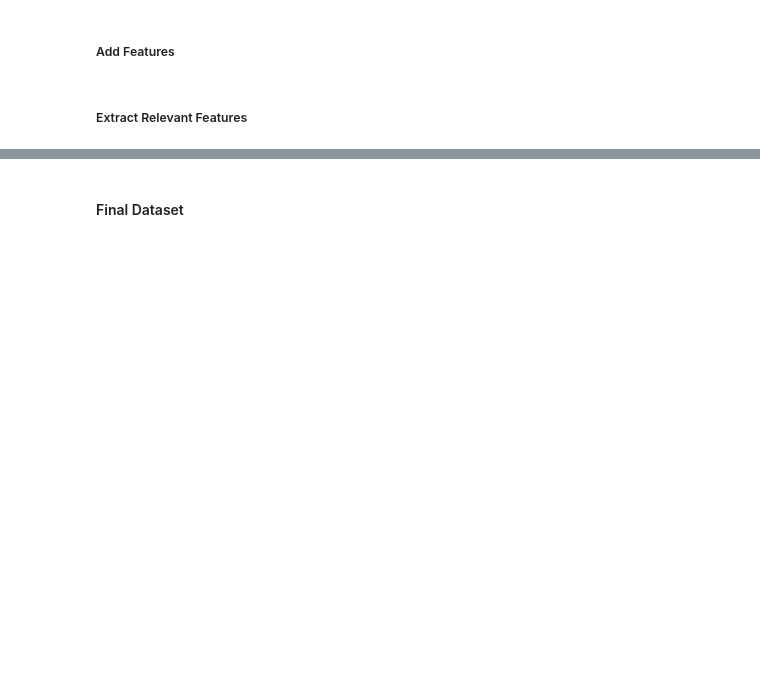
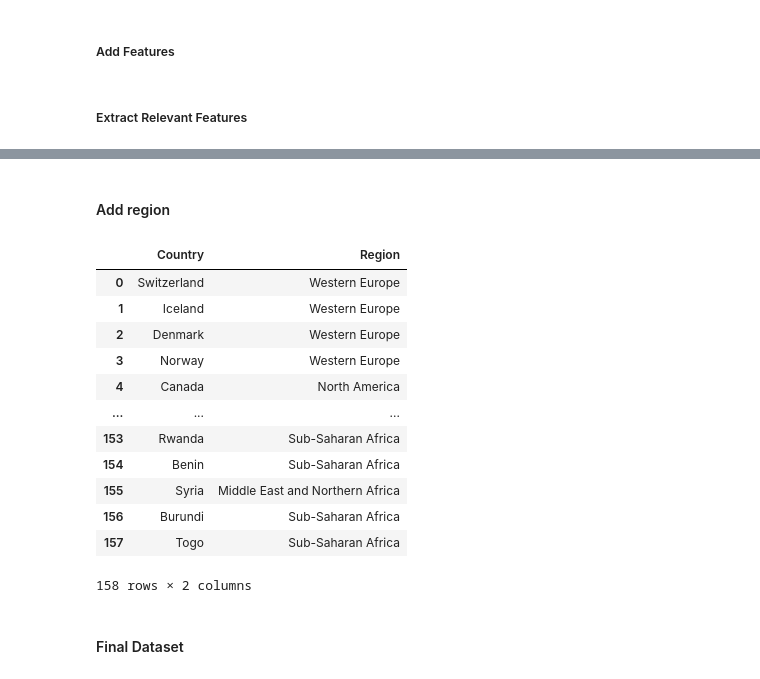
Before and after one commit to gabis96/ML-models-comparison, a Jupyter notebook: notebooks/1.data_wrangling.ipynb, the cells around one changed output, grey strips where cells are left out. Cells and saved outputs as stored; diff of their text form; code cells hidden in the pictures; blank space fills up the shorter version.

```diff
--- a/notebooks/1.data_wrangling.ipynb
+++ b/notebooks/1.data_wrangling.ipynb
@@ -185,6 +185,25 @@ df_2019f = df_2019r[common_features + ['Social support']]
 df_2020f = df_2020r[common_features + ['Social support', 'Dystopia Residual']]
 df_2021f = df_2021r[common_features + ['Social support', 'Dystopia Residual']]
 df_2022f = df_2022r[common_features + ['Social support', 'Dystopia Residual']]
+# %% [markdown]
+#### Add region
+# %%
+regions_df = df_2015[['Country', 'Region']]
+regions_df
+# %% [output]
+|  | Country | Region |
+| 0 | Switzerland | Western Europe |
+| 1 | Iceland | Western Europe |
+| 2 | Denmark | Western Europe |
+| 3 | Norway | Western Europe |
+| 4 | Canada | North America |
+| ... | ... | ... |
+| 153 | Rwanda | Sub-Saharan Africa |
+| 154 | Benin | Sub-Saharan Africa |
+| 155 | Syria | Middle East and Northern Africa |
+| 156 | Burundi | Sub-Saharan Africa |
+| 157 | Togo | Sub-Saharan Africa |
+158 rows × 2 columns
 # %% [markdown]
 #### Final Dataset
 # %%
```
Also changed, not shown: parts of 9 cells of this notebook.
